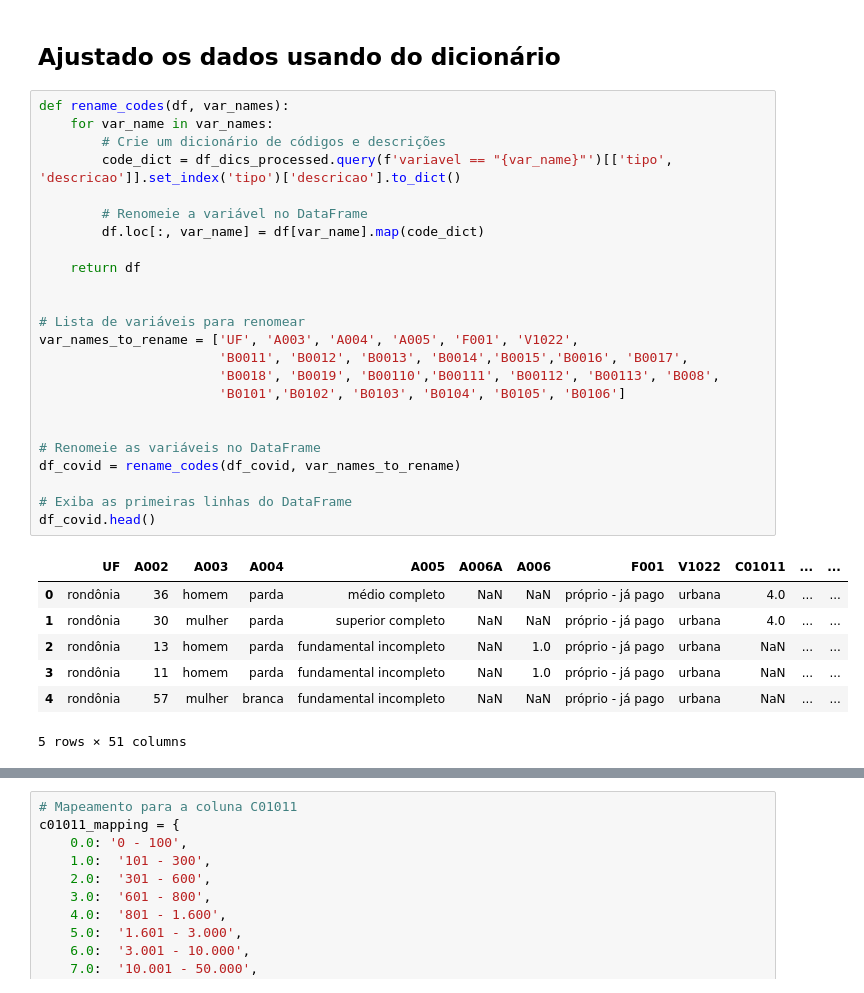
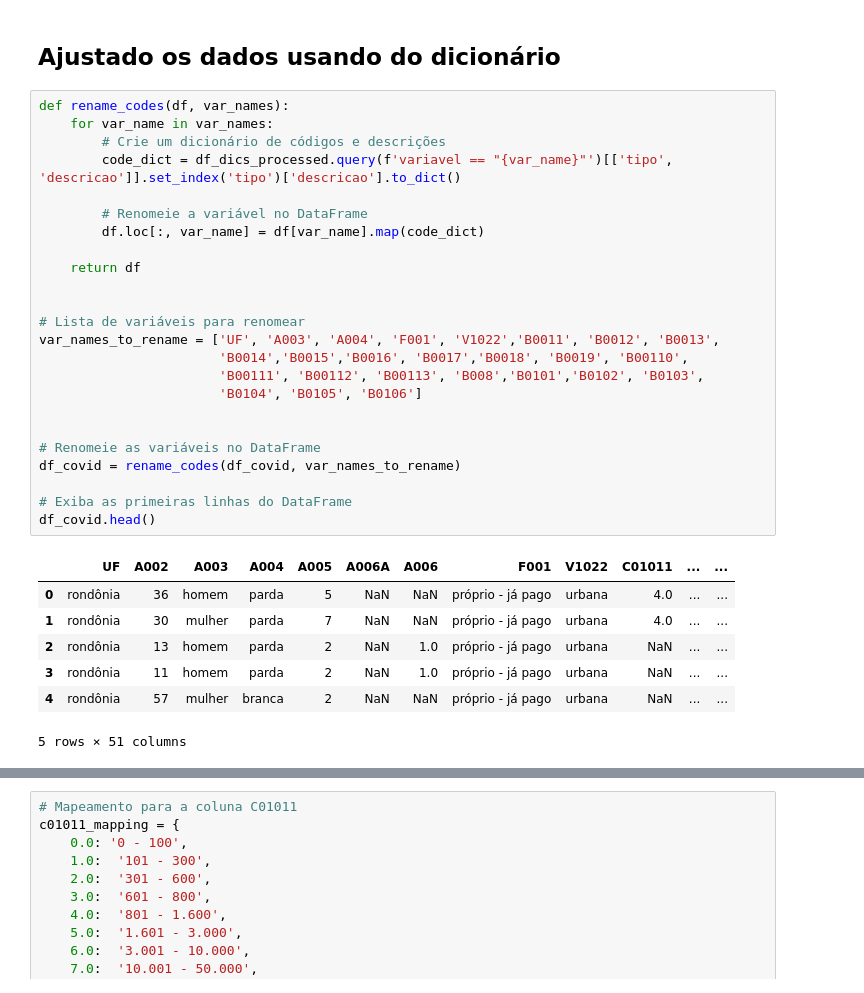
Before and after one commit to karinaguerra/postech-data-analytics-tech-challenge, a Jupyter notebook: fase_3/tratamento_dados_pnad_covid_ibge_fase_3.ipynb, the cells around one changed output, grey strips where cells are left out. Cells and saved outputs as stored; diff of their text form.

```diff
--- a/fase_3/tratamento_dados_pnad_covid_ibge_fase_3.ipynb
+++ b/fase_3/tratamento_dados_pnad_covid_ibge_fase_3.ipynb
@@ -239,34 +239,34 @@ df_covid = df_concat[variaveis_selecionadas]
 # %%
 def rename_codes(df, var_names):
     for var_name in var_names:
         # Crie um dicionário de códigos e descrições
         code_dict = df_dics_processed.query(f'variavel == "{var_name}"')[['tipo', 'descricao']].set_index('tipo')['descricao'].to_dict()
 
         # Renomeie a variável no DataFrame
         df.loc[:, var_name] = df[var_name].map(code_dict)
 
     return df
 
 
 # Lista de variáveis para renomear
-var_names_to_rename = ['UF', 'A003', 'A004', 'A005', 'F001', 'V1022',
-                       'B0011', 'B0012', 'B0013', 'B0014','B0015','B0016', 'B0017',
-                       'B0018', 'B0019', 'B00110','B00111', 'B00112', 'B00113', 'B008',
-                       'B0101','B0102', 'B0103', 'B0104', 'B0105', 'B0106']
+var_names_to_rename = ['UF', 'A003', 'A004', 'F001', 'V1022','B0011', 'B0012', 'B0013',
+                       'B0014','B0015','B0016', 'B0017','B0018', 'B0019', 'B00110',
+                       'B00111', 'B00112', 'B00113', 'B008','B0101','B0102', 'B0103',
+                       'B0104', 'B0105', 'B0106']
 
 
 # Renomeie as variáveis no DataFrame
 df_covid = rename_codes(df_covid, var_names_to_rename)
 
 # Exiba as primeiras linhas do DataFrame
 df_covid.head()
 # %% [output]
 |  | UF | A002 | A003 | A004 | A005 | A006A | A006 | F001 | V1022 | C01011 | ... | ... |
-| 0 | rondônia | 36 | homem | parda | médio completo | NaN | NaN | próprio - já pago | urbana | 4.0 | ... | ... |
-| 1 | rondônia | 30 | mulher | parda | superior completo | NaN | NaN | próprio - já pago | urbana | 4.0 | ... | ... |
-| 2 | rondônia | 13 | homem | parda | fundamental incompleto | NaN | 1.0 | próprio - já pago | urbana | NaN | ... | ... |
-| 3 | rondônia | 11 | homem | parda | fundamental incompleto | NaN | 1.0 | próprio - já pago | urbana | NaN | ... | ... |
-| 4 | rondônia | 57 | mulher | branca | fundamental incompleto | NaN | NaN | próprio - já pago | urbana | NaN | ... | ... |
+| 0 | rondônia | 36 | homem | parda | 5 | NaN | NaN | próprio - já pago | urbana | 4.0 | ... | ... |
+| 1 | rondônia | 30 | mulher | parda | 7 | NaN | NaN | próprio - já pago | urbana | 4.0 | ... | ... |
+| 2 | rondônia | 13 | homem | parda | 2 | NaN | 1.0 | próprio - já pago | urbana | NaN | ... | ... |
+| 3 | rondônia | 11 | homem | parda | 2 | NaN | 1.0 | próprio - já pago | urbana | NaN | ... | ... |
+| 4 | rondônia | 57 | mulher | branca | 2 | NaN | NaN | próprio - já pago | urbana | NaN | ... | ... |
 5 rows × 51 columns
 # %%
 columns_to_map = {
```
Also changed, not shown: parts of 10 cells of this notebook.
